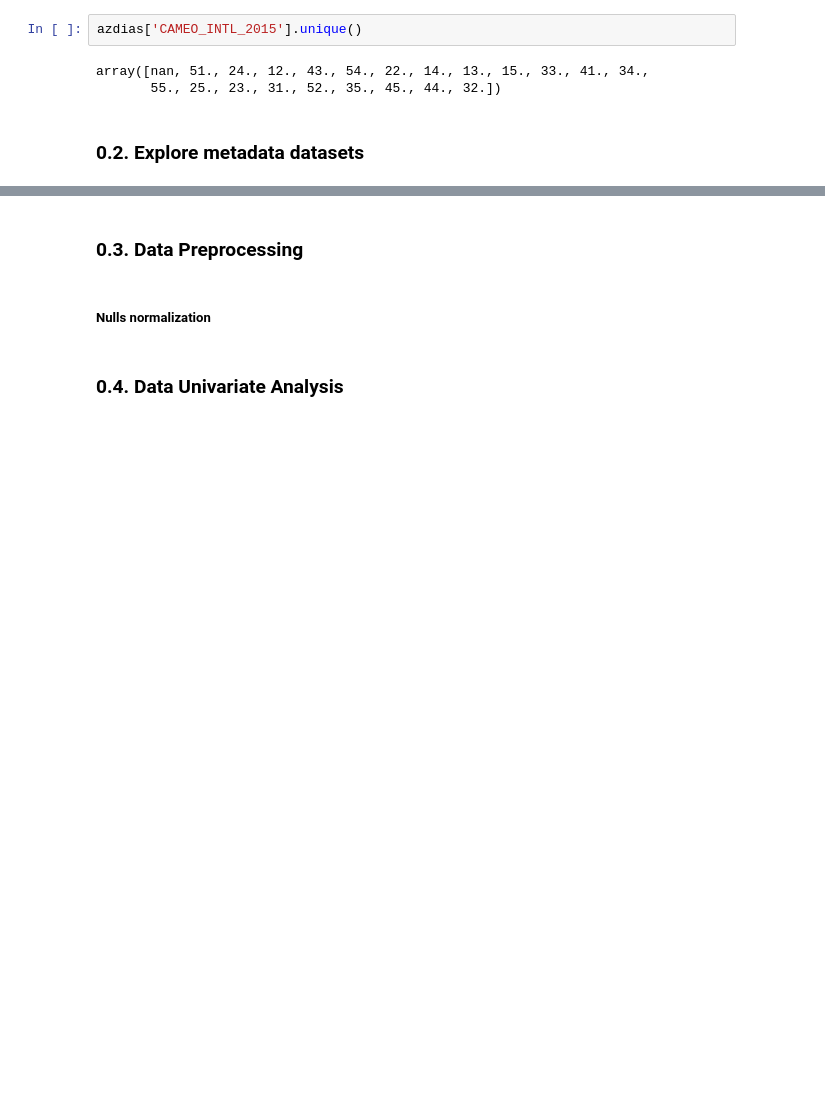
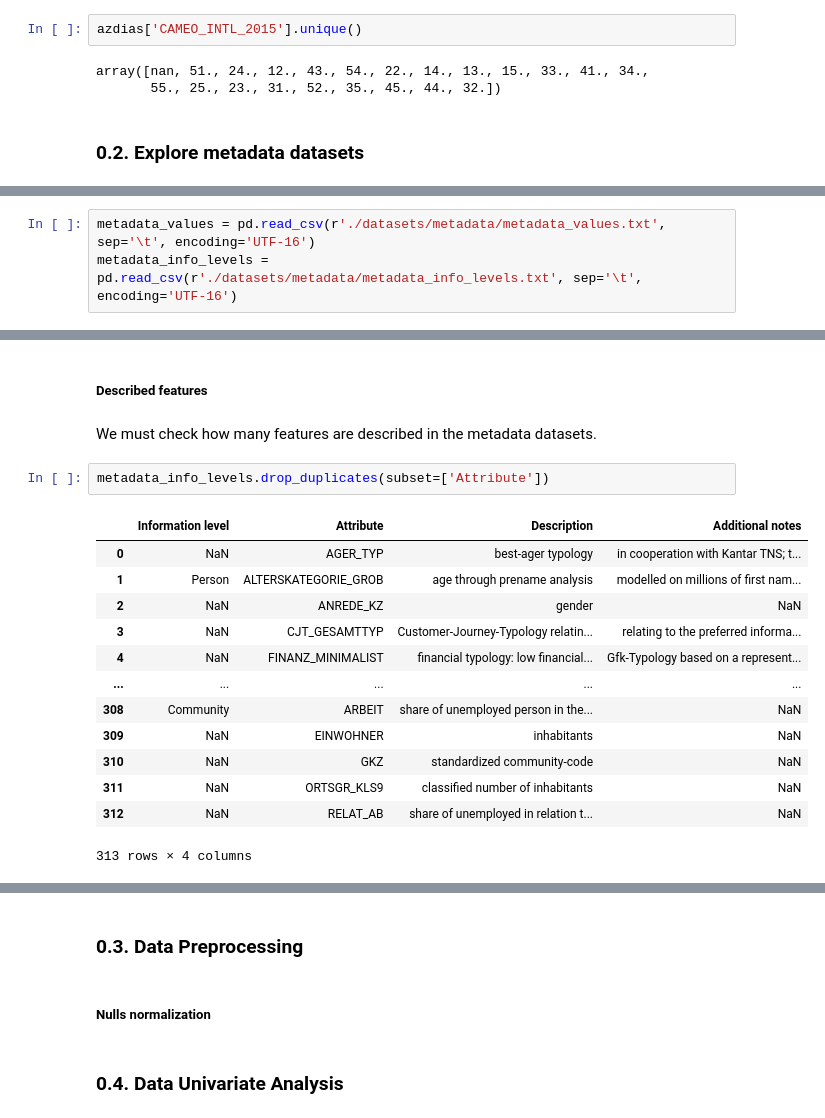
Before and after one commit to marcosgcollado/customer-segmentation-report, a Jupyter notebook: Arvato Project Workbook.ipynb, the cells around one changed output, grey strips where cells are left out. Cells and saved outputs as stored; diff of their text form; blank space fills up the shorter version.

Commit message:
explore metadata datasets

```diff
--- a/Arvato Project Workbook.ipynb
+++ b/Arvato Project Workbook.ipynb
@@ -236,0 +244,3 @@ array([nan, 51., 24., 12., 43., 54., 22., 14., 13., 15., 33., 41., 34.,
+# %%
+metadata_values = pd.read_csv(r'./datasets/metadata/metadata_values.txt', sep='\t', encoding='UTF-16')
+metadata_info_levels = pd.read_csv(r'./datasets/metadata/metadata_info_levels.txt', sep='\t', encoding='UTF-16')
@@ -236,0 +295,20 @@ array([nan, 51., 24., 12., 43., 54., 22., 14., 13., 15., 33., 41., 34.,
+# %% [markdown]
+##### Described features
+# %% [markdown]
+We must check how many features are described in the metadata datasets.
+# %%
+metadata_info_levels.drop_duplicates(subset=['Attribute'])
+# %% [output]
+|  | Information level | Attribute | Description | Additional notes |
+| 0 | NaN | AGER_TYP | best-ager typology | in cooperation with Kantar TNS; t... |
+| 1 | Person | ALTERSKATEGORIE_GROB | age through prename analysis | modelled on millions of first nam... |
+| 2 | NaN | ANREDE_KZ | gender | NaN |
+| 3 | NaN | CJT_GESAMTTYP | Customer-Journey-Typology relatin... | relating to the preferred informa... |
+| 4 | NaN | FINANZ_MINIMALIST | financial typology: low financial... | Gfk-Typology based on a represent... |
+| ... | ... | ... | ... | ... |
+| 308 | Community | ARBEIT | share of unemployed person in the... | NaN |
+| 309 | NaN | EINWOHNER | inhabitants | NaN |
+| 310 | NaN | GKZ | standardized community-code | NaN |
+| 311 | NaN | ORTSGR_KLS9 | classified number of inhabitants | NaN |
+| 312 | NaN | RELAT_AB | share of unemployed in relation t... | NaN |
+313 rows × 4 columns
```
Also changed, not shown: parts of 11 cells of this notebook.
